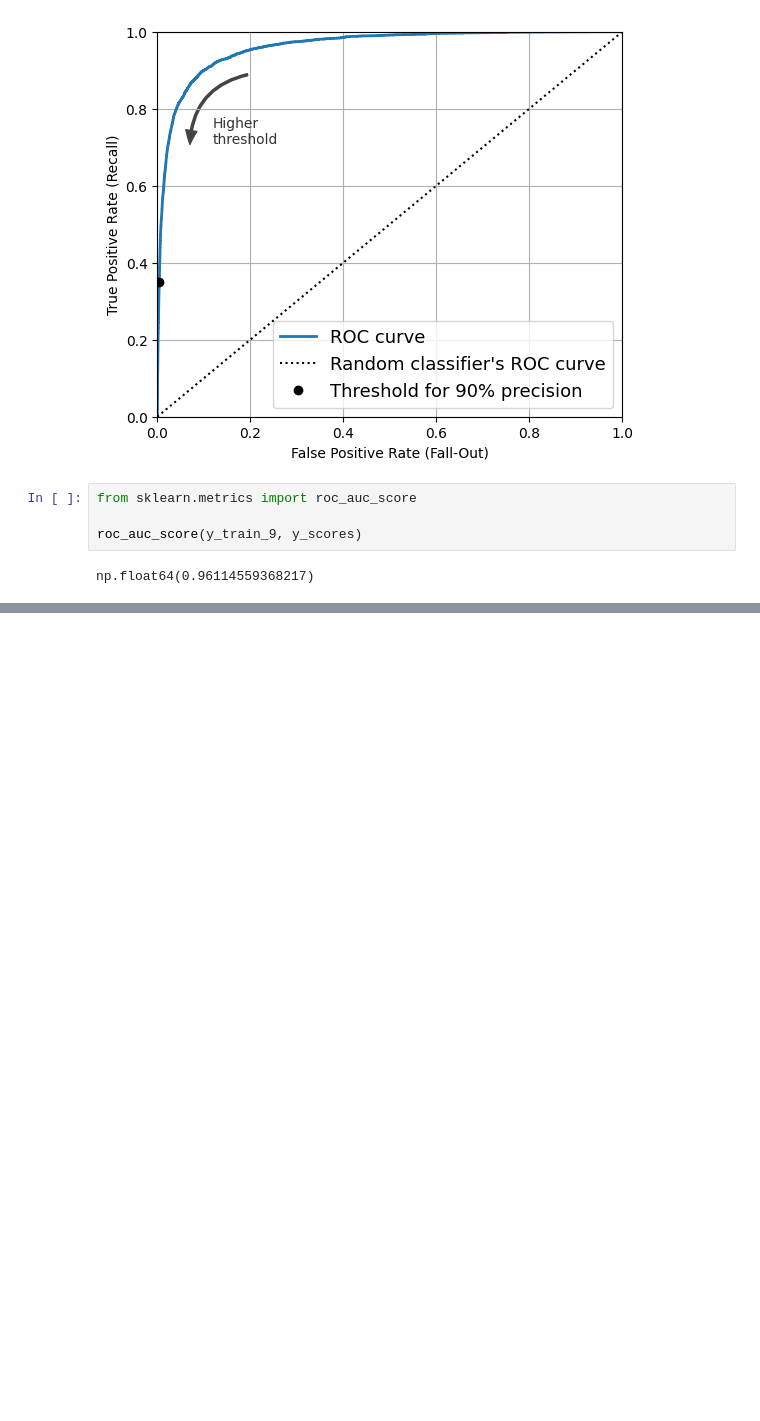
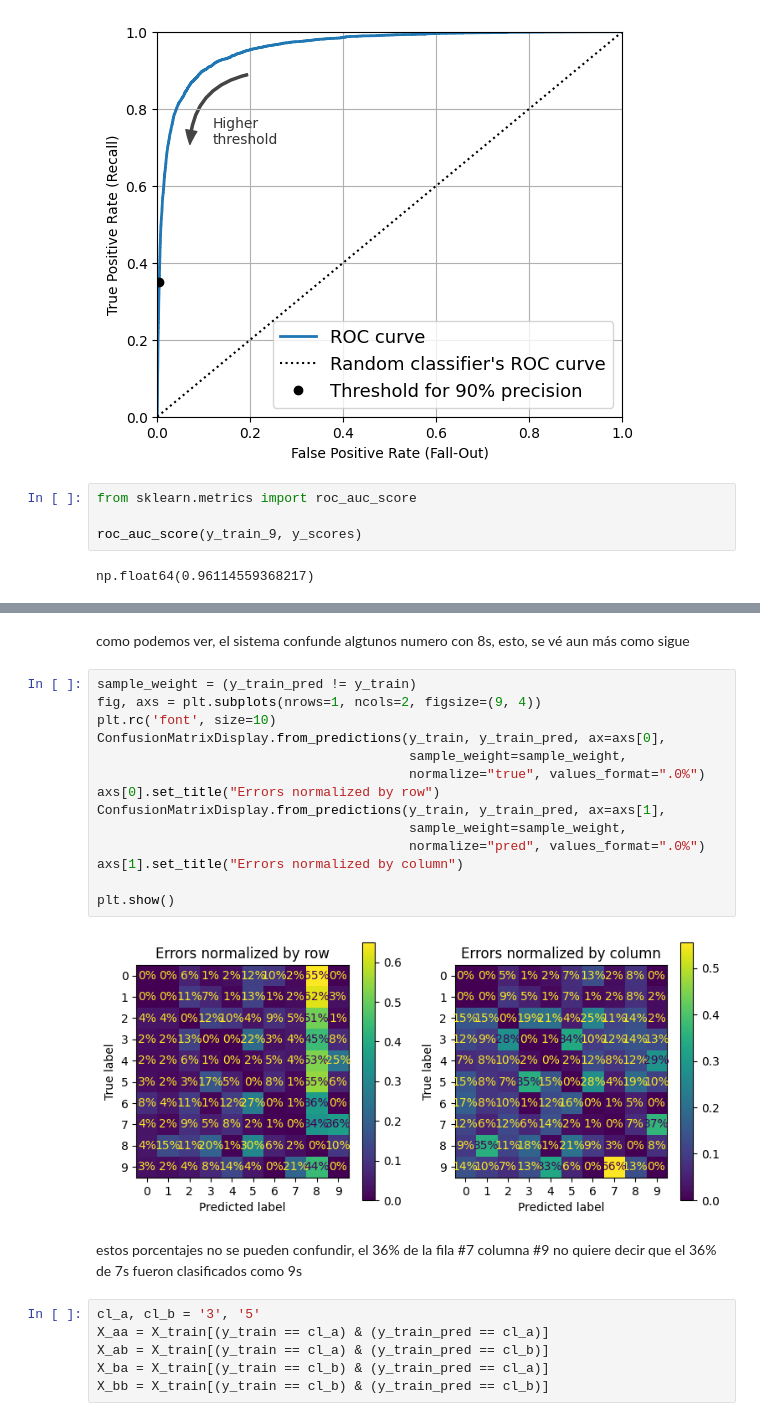
Before and after one commit to shirohigexe/practicas_HO_ML, a Jupyter notebook: MNIST.ipynb, the cells around one changed output, grey strips where cells are left out. Saved outputs shown, nothing was run; the diff lists cells and outputs as text; blank space fills up the shorter version.

```diff
--- a/MNIST.ipynb
+++ b/MNIST.ipynb
@@ -271,0 +364,26 @@ np.float64(0.96114559368217)
+# %% [markdown]
+como podemos ver, el sistema confunde algtunos numero con 8s, esto, se vé aun más como sigue
+# %%
+sample_weight = (y_train_pred != y_train)
+fig, axs = plt.subplots(nrows=1, ncols=2, figsize=(9, 4))
+plt.rc('font', size=10)
+ConfusionMatrixDisplay.from_predictions(y_train, y_train_pred, ax=axs[0],
+                                        sample_weight=sample_weight,
+                                        normalize="true", values_format=".0%")
+axs[0].set_title("Errors normalized by row")
+ConfusionMatrixDisplay.from_predictions(y_train, y_train_pred, ax=axs[1],
+                                        sample_weight=sample_weight,
+                                        normalize="pred", values_format=".0%")
+axs[1].set_title("Errors normalized by column")
+
+plt.show()
+# %% [output]
+[figure, added]
+# %% [markdown]
+estos porcentajes no se pueden confundir, el 36% de la fila #7 columna #9 no quiere decir que el 36% de 7s fueron clasificados como 9s
+# %%
+cl_a, cl_b = '3', '5'
+X_aa = X_train[(y_train == cl_a) & (y_train_pred == cl_a)]
+X_ab = X_train[(y_train == cl_a) & (y_train_pred == cl_b)]
+X_ba = X_train[(y_train == cl_b) & (y_train_pred == cl_a)]
+X_bb = X_train[(y_train == cl_b) & (y_train_pred == cl_b)]
```
Also changed, not shown: parts of 40 cells of this notebook.
